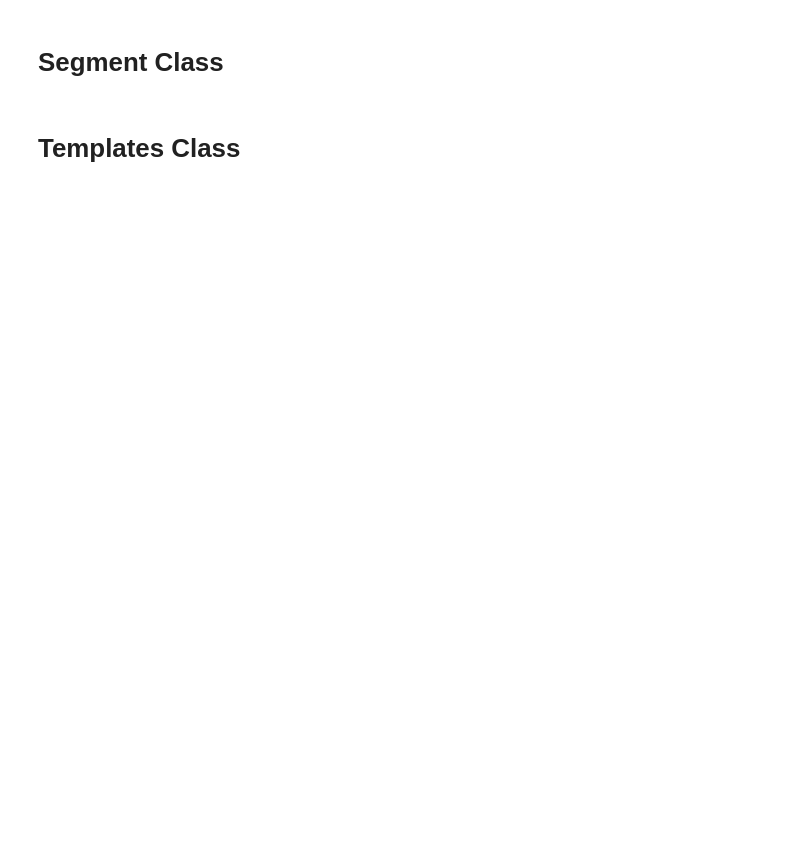
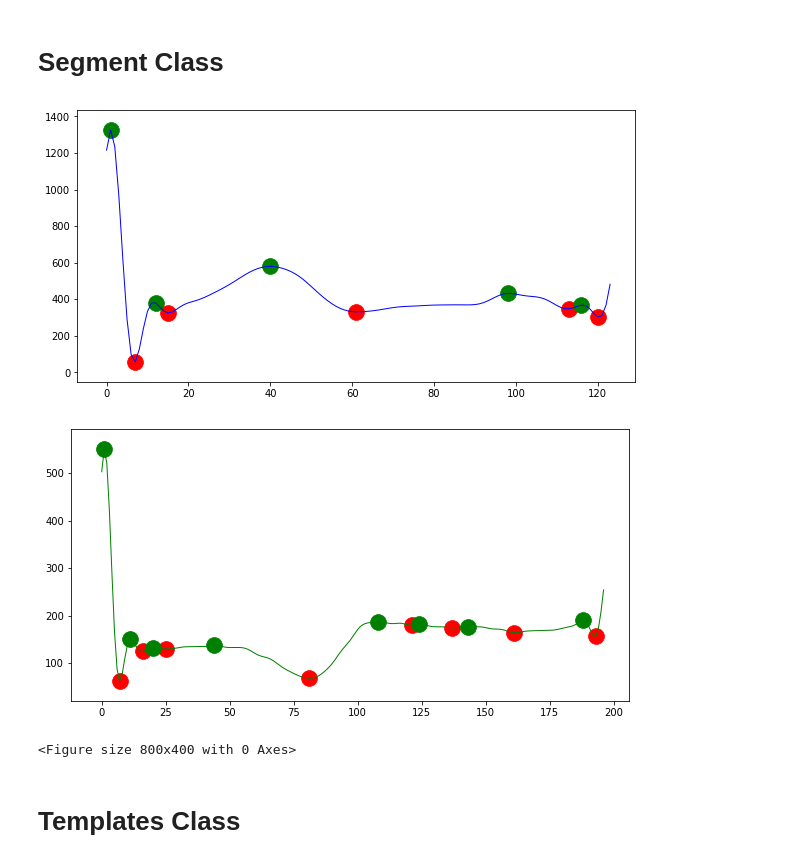
Before and after one commit to Gr-Anderson/FYP, a Jupyter notebook: FYP_code.ipynb, the cells around one changed output. Drawn from its saved outputs; the diff is of its cells as text; code cells hidden in the pictures; blank space fills up the shorter version.

```diff
--- a/FYP_code.ipynb
+++ b/FYP_code.ipynb
@@ -268,10 +291,10 @@ class Segment:
         Finds the higher unique features of a segment
     """
 
-    no_of_segments = 5
 
 
-    def __init__(self, bio_signal):
+
+    def __init__(self, bio_signal, no_of_segments = 5):
         """
         Parameters
         ----------
@@ -285,6 +308,7 @@ class Segment:
             The higher side unique features of a segment
         """
 
+        self.no_of_segments = no_of_segments
         self.bio_signal = bio_signal
         self.combined_seg = self.combining_segments()
         self.features_lower = self.find_features_lower()
@@ -348,45 +372,51 @@ class Segment:
         self.features_lower = (features_lower[0],self.combined_seg[features_lower[0]])
         return self.features_lower
 
 
     def find_features_higher(self):
         r"""Finds the higher unique features of a segment
 
         This function uses argrelextrema, part of SciPy. Argrelextrema
         calculates the relative extrema of data, this means it examines
         data at either side of a point on the segment to identify variation.
         When if finds broad variations between points, it considers it unique,
         labels that point as a feature and stores it in a tuple.
 
         Returns
         -------
         features_higher : tuple
             A tuple containing the positions of higher unique features.
         """
 
         features_higher = argrelextrema(self.combined_seg, np.greater, order=5)
         self.features_higher = (features_higher[0],self.combined_seg[features_higher[0]])
         return self.features_higher
 
 
 # ----------------------------------------------------------------------------------------------
 #                                       CODE FOR TESTING
 # ----------------------------------------------------------------------------------------------
 seg = Segment(biosig)
-# seg.combining_segments()
-print(seg.features_higher)
-print(seg.features_lower)
-plt.figure(num=None, figsize=(10, 5))
-plt.plot(seg.combined_seg, linewidth = 3)
-# plt.plot(seg.mean_segment)
-# plt.axis('off')
-# plt.savefig("project_presentation.png", dpi=150, quality=100, bbox_inches='tight')
-plt.scatter(seg.features_lower[0],seg.combined_seg[seg.features_lower[0]],linewidth=0.75, s=250, c='r')
-plt.scatter(seg.features_higher[0],seg.combined_seg[seg.features_higher[0]],linewidth=0.75, s=250, c='g')
-plt.savefig("temp_mat_test.png", dpi=150, quality=100, bbox_inches='tight')
+seg2 = Segment(biosig2, 3)
+
+fig1, ax1 = plt.subplots(figsize=(10,5))
+fig2, ax2 = plt.subplots(figsize=(10,5))
+
+plt.figure(num=None, figsize=(10, 5), dpi=80)
+ax1.plot(seg.combined_seg, linewidth=1, color='b')
+ax1.scatter(seg.features_lower[0],seg.combined_seg[seg.features_lower[0]],linewidth=0.75, s=250, c='r')
+ax1.scatter(seg.features_higher[0],seg.combined_seg[seg.features_higher[0]],linewidth=0.75, s=250, c='g')
+
+ax2.plot(seg2.combined_seg, linewidth=1, color='g')
+ax2.scatter(seg2.features_lower[0],seg2.combined_seg[seg2.features_lower[0]],linewidth=0.75, s=250, c='r')
+ax2.scatter(seg2.features_higher[0],seg2.combined_seg[seg2.features_higher[0]],linewidth=0.75, s=250, c='g')
+
 plt.tight_layout()
 plt.show()
-# END OF SEGMENT CLASS
+# %% [output]
+[figure, added]
+[figure, added]
+<Figure size 800x400 with 0 Axes>
 # %% [markdown]
 # Templates Class
 # %%
```
Also changed, not shown: parts of 4 cells of this notebook, 11 other files.
